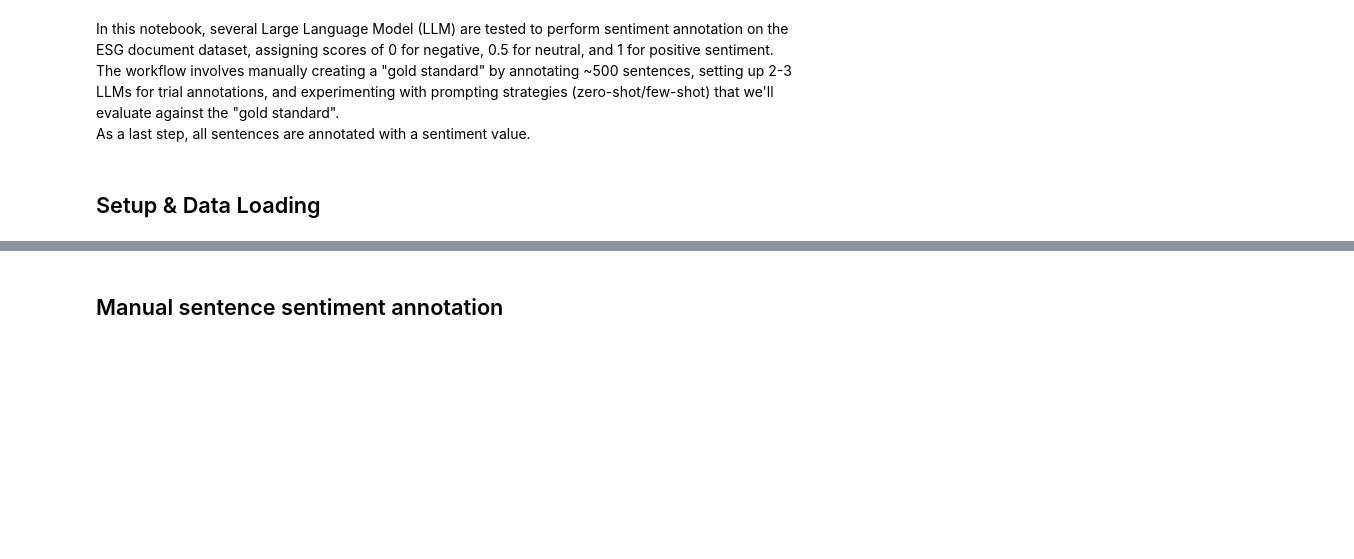
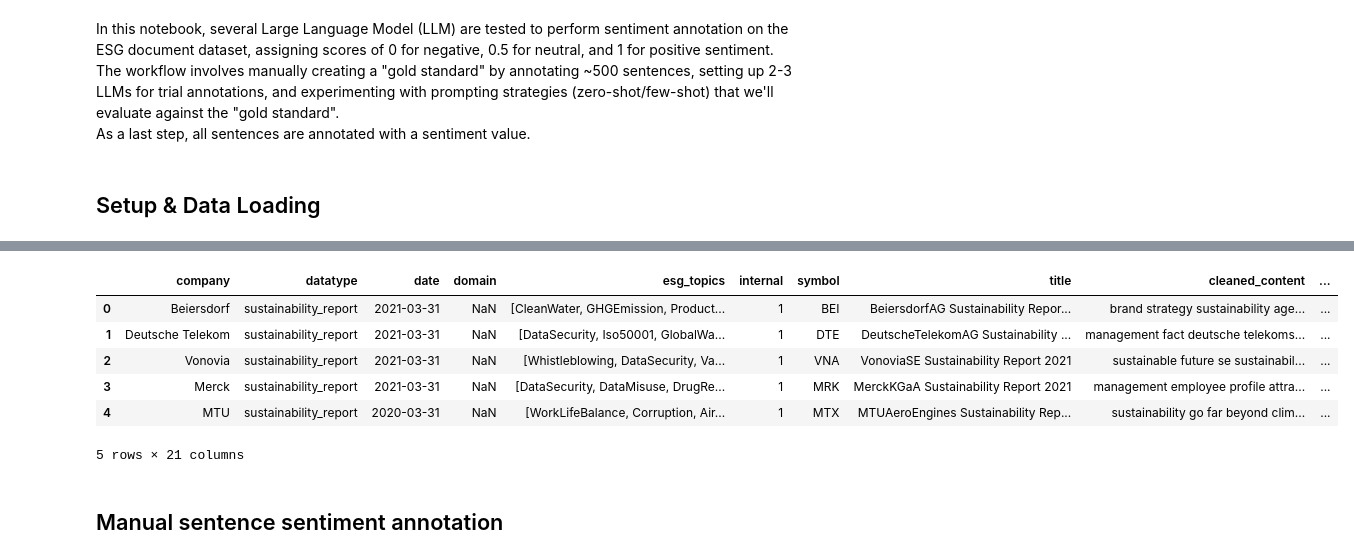
Before and after one commit to syX113/hslu-nlp, a Jupyter notebook: stage2/02-data-annotation.ipynb, the cells around one changed output, grey strips where cells are left out. Saved outputs shown, nothing was run; the diff lists cells and outputs as text; code cells hidden in the pictures; blank space fills up the shorter version.

```diff
--- a/stage2/02-data-annotation.ipynb
+++ b/stage2/02-data-annotation.ipynb
@@ -53,6 +58,19 @@ def set_datatypes(df):
 # %%
 # Set the correct datatypes, e.g. lists and datetime
 cleaned_data = set_datatypes(cleaned_data)
+# %%
+# Add the word count feature from stage 1 EDA, since it's useful in later stages
+cleaned_data['cnt_word'] = cleaned_data['word_tokens'].apply(len)
+# %%
+cleaned_data.head()
+# %% [output]
+|  | company | datatype | date | domain | esg_topics | internal | symbol | title | cleaned_content | ... |
+| 0 | Beiersdorf | sustainability_report | 2021-03-31 | NaN | [CleanWater, GHGEmission, Product... | 1 | BEI | BeiersdorfAG Sustainability Repor... | brand strategy sustainability age... | ... |
+| 1 | Deutsche Telekom | sustainability_report | 2021-03-31 | NaN | [DataSecurity, Iso50001, GlobalWa... | 1 | DTE | DeutscheTelekomAG Sustainability ... | management fact deutsche telekoms... | ... |
+| 2 | Vonovia | sustainability_report | 2021-03-31 | NaN | [Whistleblowing, DataSecurity, Va... | 1 | VNA | VonoviaSE Sustainability Report 2021 | sustainable future se sustainabil... | ... |
+| 3 | Merck | sustainability_report | 2021-03-31 | NaN | [DataSecurity, DataMisuse, DrugRe... | 1 | MRK | MerckKGaA Sustainability Report 2021 | management employee profile attra... | ... |
+| 4 | MTU | sustainability_report | 2020-03-31 | NaN | [WorkLifeBalance, Corruption, Air... | 1 | MTX | MTUAeroEngines Sustainability Rep... | sustainability go far beyond clim... | ... |
+5 rows × 21 columns
 # %%
 # Define function to save intermediary steps in a file
 def csv_checkpoint(df, filename='checkpoint'):
```
Also changed, not shown: parts of 10 cells of this notebook, 11 other files.
